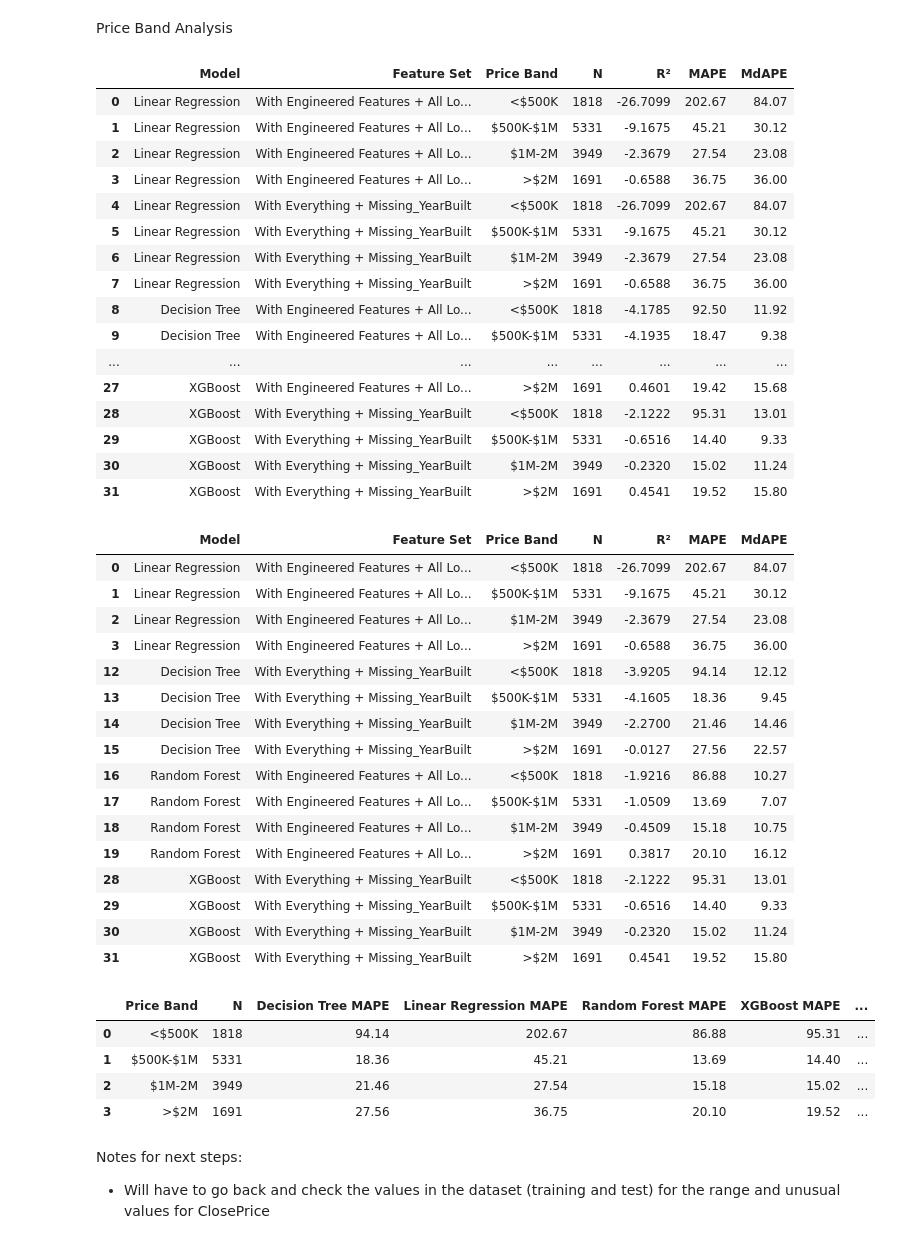
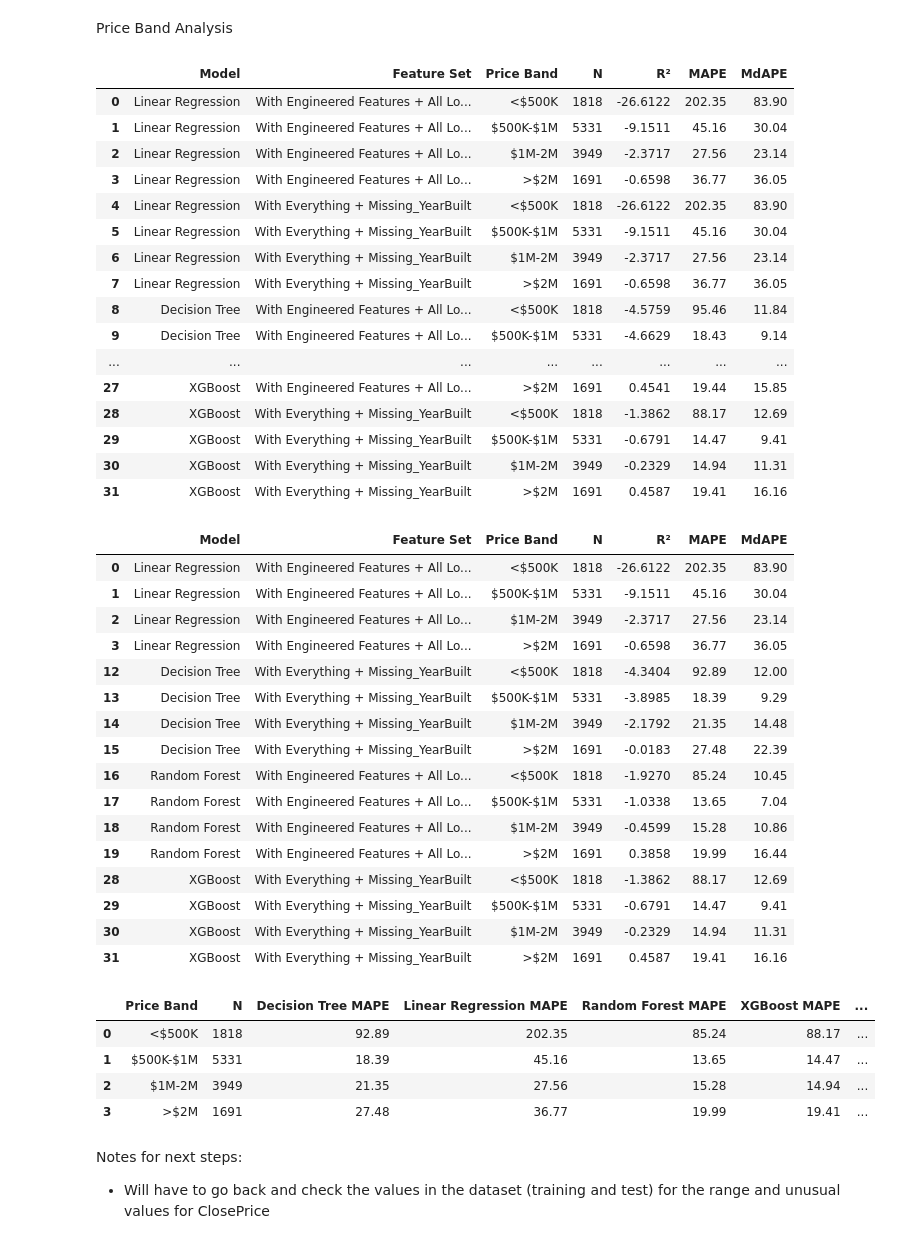
Before and after one commit to adalenechan/IDX-Exchange-Project-DS, a Jupyter notebook: 06_evaluation.ipynb, the cells around one changed output. Saved outputs shown, nothing was run; the diff lists cells and outputs as text; code cells hidden in the pictures.

```diff
--- a/06_evaluation.ipynb
+++ b/06_evaluation.ipynb
@@ -11,8 +11,6 @@ from sklearn.metrics import r2_score, mean_absolute_percentage_error
 train = pd.read_csv("data/cleaned_train.csv")
 test = pd.read_csv("data/cleaned_test.csv")
 
-train = train[train["ClosePrice"] > 100000]
-
 print("Training shape: ", train.shape)
 print("Test shape: ", test.shape)
 # %% [output]
@@ -380,22 +378,22 @@ price_band_results_df = pd.DataFrame(price_band_results)
 price_band_results_df
 # %% [output]
 |  | Model | Feature Set | Price Band | N | R² | MAPE | MdAPE |
-| 0 | Linear Regression | With Engineered Features + All Lo... | <$500K | 1818 | -26.7099 | 202.67 | 84.07 |
-| 1 | Linear Regression | With Engineered Features + All Lo... | $500K-$1M | 5331 | -9.1675 | 45.21 | 30.12 |
-| 2 | Linear Regression | With Engineered Features + All Lo... | $1M-2M | 3949 | -2.3679 | 27.54 | 23.08 |
-| 3 | Linear Regression | With Engineered Features + All Lo... | >$2M | 1691 | -0.6588 | 36.75 | 36.00 |
-| 4 | Linear Regression | With Everything + Missing_YearBuilt | <$500K | 1818 | -26.7099 | 202.67 | 84.07 |
-| 5 | Linear Regression | With Everything + Missing_YearBuilt | $500K-$1M | 5331 | -9.1675 | 45.21 | 30.12 |
-| 6 | Linear Regression | With Everything + Missing_YearBuilt | $1M-2M | 3949 | -2.3679 | 27.54 | 23.08 |
-| 7 | Linear Regression | With Everything + Missing_YearBuilt | >$2M | 1691 | -0.6588 | 36.75 | 36.00 |
-| 8 | Decision Tree | With Engineered Features + All Lo... | <$500K | 1818 | -4.1785 | 92.50 | 11.92 |
-| 9 | Decision Tree | With Engineered Features + All Lo... | $500K-$1M | 5331 | -4.1935 | 18.47 | 9.38 |
+| 0 | Linear Regression | With Engineered Features + All Lo... | <$500K | 1818 | -26.6122 | 202.35 | 83.90 |
+| 1 | Linear Regression | With Engineered Features + All Lo... | $500K-$1M | 5331 | -9.1511 | 45.16 | 30.04 |
+| 2 | Linear Regression | With Engineered Features + All Lo... | $1M-2M | 3949 | -2.3717 | 27.56 | 23.14 |
+| 3 | Linear Regression | With Engineered Features + All Lo... | >$2M | 1691 | -0.6598 | 36.77 | 36.05 |
+| 4 | Linear Regression | With Everything + Missing_YearBuilt | <$500K | 1818 | -26.6122 | 202.35 | 83.90 |
+| 5 | Linear Regression | With Everything + Missing_YearBuilt | $500K-$1M | 5331 | -9.1511 | 45.16 | 30.04 |
+| 6 | Linear Regression | With Everything + Missing_YearBuilt | $1M-2M | 3949 | -2.3717 | 27.56 | 23.14 |
+| 7 | Linear Regression | With Everything + Missing_YearBuilt | >$2M | 1691 | -0.6598 | 36.77 | 36.05 |
+| 8 | Decision Tree | With Engineered Features + All Lo... | <$500K | 1818 | -4.5759 | 95.46 | 11.84 |
+| 9 | Decision Tree | With Engineered Features + All Lo... | $500K-$1M | 5331 | -4.6629 | 18.43 | 9.14 |
 | ... | ... | ... | ... | ... | ... | ... | ... |
-| 27 | XGBoost | With Engineered Features + All Lo... | >$2M | 1691 | 0.4601 | 19.42 | 15.68 |
-| 28 | XGBoost | With Everything + Missing_YearBuilt | <$500K | 1818 | -2.1222 | 95.31 | 13.01 |
-| 29 | XGBoost | With Everything + Missing_YearBuilt | $500K-$1M | 5331 | -0.6516 | 14.40 | 9.33 |
-| 30 | XGBoost | With Everything + Missing_YearBuilt | $1M-2M | 3949 | -0.2320 | 15.02 | 11.24 |
-| 31 | XGBoost | With Everything + Missing_YearBuilt | >$2M | 1691 | 0.4541 | 19.52 | 15.80 |
+| 27 | XGBoost | With Engineered Features + All Lo... | >$2M | 1691 | 0.4541 | 19.44 | 15.85 |
+| 28 | XGBoost | With Everything + Missing_YearBuilt | <$500K | 1818 | -1.3862 | 88.17 | 12.69 |
+| 29 | XGBoost | With Everything + Missing_YearBuilt | $500K-$1M | 5331 | -0.6791 | 14.47 | 9.41 |
+| 30 | XGBoost | With Everything + Missing_YearBuilt | $1M-2M | 3949 | -0.2329 | 14.94 | 11.31 |
+| 31 | XGBoost | With Everything + Missing_YearBuilt | >$2M | 1691 | 0.4587 | 19.41 | 16.16 |
 # %%
 best_feature_sets = {
     "Linear Regression": "With Engineered Features + All Location + SchoolDistrict",
@@ -416,51 +414,51 @@ selected_results = price_band_results_df[
 selected_results
 # %% [output]
 |  | Model | Feature Set | Price Band | N | R² | MAPE | MdAPE |
-| 0 | Linear Regression | With Engineered Features + All Lo... | <$500K | 1818 | -26.7099 | 202.67 | 84.07 |
-| 1 | Linear Regression | With Engineered Features + All Lo... | $500K-$1M | 5331 | -9.1675 | 45.21 | 30.12 |
-| 2 | Linear Regression | With Engineered Features + All Lo... | $1M-2M | 3949 | -2.3679 | 27.54 | 23.08 |
-| 3 | Linear Regression | With Engineered Features + All Lo... | >$2M | 1691 | -0.6588 | 36.75 | 36.00 |
-| 12 | Decision Tree | With Everything + Missing_YearBuilt | <$500K | 1818 | -3.9205 | 94.14 | 12.12 |
-| 13 | Decision Tree | With Everything + Missing_YearBuilt | $500K-$1M | 5331 | -4.1605 | 18.36 | 9.45 |
-| 14 | Decision Tree | With Everything + Missing_YearBuilt | $1M-2M | 3949 | -2.2700 | 21.46 | 14.46 |
-| 15 | Decision Tree | With Everything + Missing_YearBuilt | >$2M | 1691 | -0.0127 | 27.56 | 22.57 |
-| 16 | Random Forest | With Engineered Features + All Lo... | <$500K | 1818 | -1.9216 | 86.88 | 10.27 |
-| 17 | Random Forest | With Engineered Features + All Lo... | $500K-$1M | 5331 | -1.0509 | 13.69 | 7.07 |
-| 18 | Random Forest | With Engineered Features + All Lo... | $1M-2M | 3949 | -0.4509 | 15.18 | 10.75 |
-| 19 | Random Forest | With Engineered Features + All Lo... | >$2M | 1691 | 0.3817 | 20.10 | 16.12 |
-| 28 | XGBoost | With Everything + Missing_YearBuilt | <$500K | 1818 | -2.1222 | 95.31 | 13.01 |
-| 29 | XGBoost | With Everything + Missing_YearBuilt | $500K-$1M | 5331 | -0.6516 | 14.40 | 9.33 |
-| 30 | XGBoost | With Everything + Missing_YearBuilt | $1M-2M | 3949 | -0.2320 | 15.02 | 11.24 |
-| 31 | XGBoost | With Everything + Missing_YearBuilt | >$2M | 1691 | 0.4541 | 19.52 | 15.80 |
+| 0 | Linear Regression | With Engineered Features + All Lo... | <$500K | 1818 | -26.6122 | 202.35 | 83.90 |
+| 1 | Linear Regression | With Engineered Features + All Lo... | $500K-$1M | 5331 | -9.1511 | 45.16 | 30.04 |
+| 2 | Linear Regression | With Engineered Features + All Lo... | $1M-2M | 3949 | -2.3717 | 27.56 | 23.14 |
+| 3 | Linear Regression | With Engineered Features + All Lo... | >$2M | 1691 | -0.6598 | 36.77 | 36.05 |
+| 12 | Decision Tree | With Everything + Missing_YearBuilt | <$500K | 1818 | -4.3404 | 92.89 | 12.00 |
+| 13 | Decision Tree | With Everything + Missing_YearBuilt | $500K-$1M | 5331 | -3.8985 | 18.39 | 9.29 |
+| 14 | Decision Tree | With Everything + Missing_YearBuilt | $1M-2M | 3949 | -2.1792 | 21.35 | 14.48 |
+| 15 | Decision Tree | With Everything + Missing_YearBuilt | >$2M | 1691 | -0.0183 | 27.48 | 22.39 |
+| 16 | Random Forest | With Engineered Features + All Lo... | <$500K | 1818 | -1.9270 | 85.24 | 10.45 |
+| 17 | Random Forest | With Engineered Features + All Lo... | $500K-$1M | 5331 | -1.0338 | 13.65 | 7.04 |
+| 18 | Random Forest | With Engineered Features + All Lo... | $1M-2M | 3949 | -0.4599 | 15.28 | 10.86 |
+| 19 | Random Forest | With Engineered Features + All Lo... | >$2M | 1691 | 0.3858 | 19.99 | 16.44 |
+| 28 | XGBoost | With Everything + Missing_YearBuilt | <$500K | 1818 | -1.3862 | 88.17 | 12.69 |
+| 29 | XGBoost | With Everything + Missing_YearBuilt | $500K-$1M | 5331 | -0.6791 | 14.47 | 9.41 |
+| 30 | XGBoost | With Everything + Missing_YearBuilt | $1M-2M | 3949 | -0.2329 | 14.94 | 11.31 |
+| 31 | XGBoost | With Everything + Missing_YearBuilt | >$2M | 1691 | 0.4587 | 19.41 | 16.16 |
 # %%
-price_band_order = ['<$500K', '$500K-1M', '$1M-2M', '>$2M']
+price_band_order = ['<$500K', '$500K-$1M', '$1M-2M', '>$2M']
 
 selected_results["Price Band"] = pd.Categorical(
     selected_results["Price Band"],
     categories=price_band_order,
     ordered=True
 )
 
 price_band_summary = selected_results.pivot(
     index=["Price Band", "N"],
     columns="Model",
     values=["MAPE", "MdAPE"]
 )
 
 price_band_summary.columns = [
     f"{model} {metric}"
     for metric, model in price_band_summary.columns
 ]
 
 price_band_summary = price_band_summary.reset_index()
 price_band_summary = price_band_summary.sort_values("Price Band")
 price_band_summary
 # %% [output]
 |  | Price Band | N | Decision Tree MAPE | Linear Regression MAPE | Random Forest MAPE | XGBoost MAPE | ... |
-| 0 | <$500K | 1818 | 94.14 | 202.67 | 86.88 | 95.31 | ... |
-| 1 | $500K-$1M | 5331 | 18.36 | 45.21 | 13.69 | 14.40 | ... |
-| 2 | $1M-2M | 3949 | 21.46 | 27.54 | 15.18 | 15.02 | ... |
-| 3 | >$2M | 1691 | 27.56 | 36.75 | 20.10 | 19.52 | ... |
+| 0 | <$500K | 1818 | 92.89 | 202.35 | 85.24 | 88.17 | ... |
+| 1 | $500K-$1M | 5331 | 18.39 | 45.16 | 13.65 | 14.47 | ... |
+| 2 | $1M-2M | 3949 | 21.35 | 27.56 | 15.28 | 14.94 | ... |
+| 3 | >$2M | 1691 | 27.48 | 36.77 | 19.99 | 19.41 | ... |
 # %%
 price_band_summary.to_csv("price_band_summary.csv", index=False)
 # %% [markdown]
```
Also changed, not shown: parts of 6 cells of this notebook, 2 other files.
